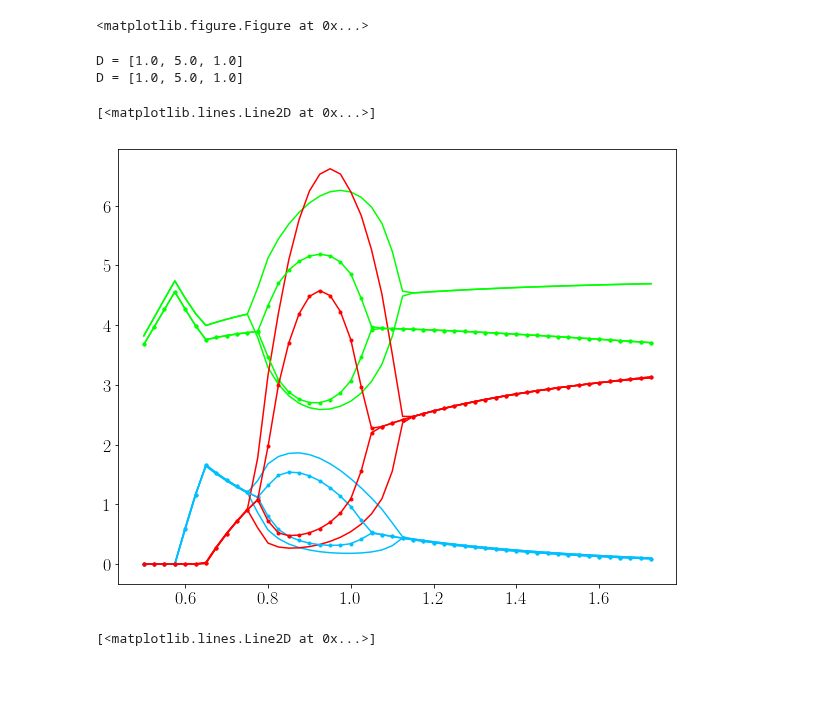
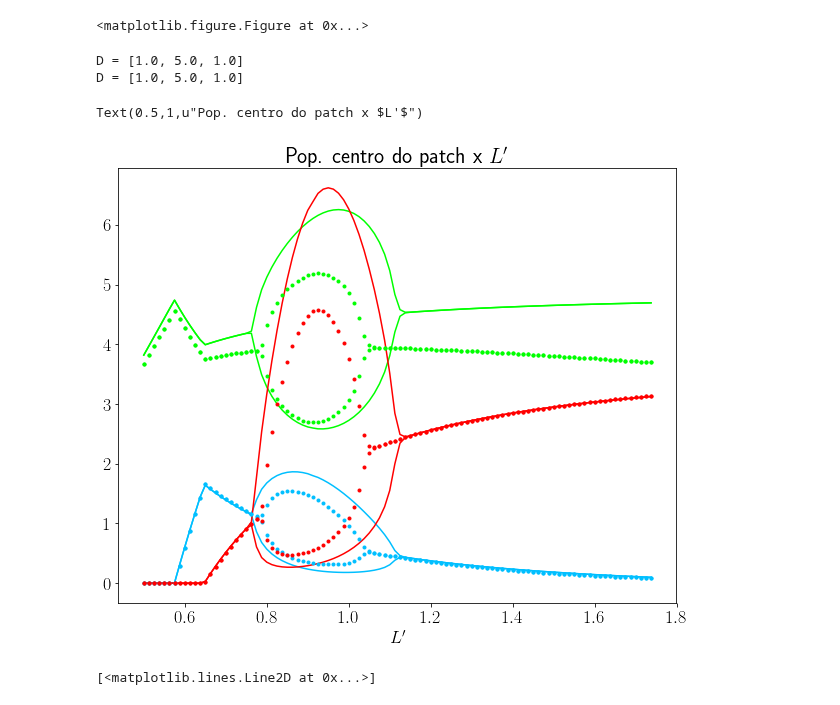
Before and after one commit to reand705/IGP, a Jupyter notebook: Bif_Numerical_Integration_vs_Var_method.ipynb, the cells around one changed output. Cells and saved outputs as stored; diff of their text form; code cells hidden in the pictures; blank space fills up the shorter version.

```diff
--- a/Bif_Numerical_Integration_vs_Var_method.ipynb
+++ b/Bif_Numerical_Integration_vs_Var_method.ipynb
@@ -28,10 +28,10 @@ Tmax = 400.0
 #Atenção para os nomes dos arquivos
 
 plt.figure(figsize=(10,8))
-Nlvar = 50
-Nlnum = 50
-Lvar = [0.5 + 0.025*j for j in range(0,Nlvar)]
-Lnum = [0.5 + 0.025*j for j in range(0,Nlnum)]
+Nlvar = 100
+Nlnum = 100
+Lvar = [0.5 + 0.0125*j for j in range(0,Nlvar)]
+Lnum = [0.5 + 0.0125*j for j in range(0,Nlnum)]
 
 mu = 15
 t = np.linspace(0,Tmax,N)
@@ -62,55 +62,70 @@ for d in D:
             B1B2 = sol[:,0]
             A1 = sol[:,1]
             A2 = sol[:,2]
-            B1B2MAX.append(np.max(B1B2[-50:]))
-            B1B2MIN.append(np.min(B1B2[-50:]))
-            A1MAX.append(np.max(A1[-50:]))
-            A1MIN.append(np.min(A1[-50:]))
-            A2MAX.append(np.max(A2[-50:]))
-            A2MIN.append(np.min(A2[-50:]))
+            B1B2MAX.append(np.max(B1B2[-500:]))
+            B1B2MIN.append(np.min(B1B2[-500:]))
+            A1MAX.append(np.max(A1[-500:]))
+            A1MIN.append(np.min(A1[-500:]))
+            A2MAX.append(np.max(A2[-500:]))
+            A2MIN.append(np.min(A2[-500:]))
+
+        if DR == 0:
+            B1 = sol[:,0]
+            B2 = sol[:,1]
+            A1 = sol[:,2]
+            A2 = sol[:,3]
+            B1B2MAX.append(np.max(B1[-500:]-B2[-500:]))
+            B1B2MIN.append(np.min(B1[-500:]-B2[-500:]))
+            A1MAX.append(np.max(A1[-500:]))
+            A1MIN.append(np.min(A1[-500:]))
+            A2MAX.append(np.max(A2[-500:]))
+            A2MIN.append(np.min(A2[-500:]))
 
 plt.plot(Lvar,B1B2MAX,color = 'lime')
 plt.plot(Lvar,B1B2MIN,color = 'lime')
 plt.plot(Lvar,A1MAX,color = 'deepskyblue')
 plt.plot(Lvar,A1MIN,color = 'deepskyblue')
 plt.plot(Lvar,A2MAX,color = 'red')
 plt.plot(Lvar,A2MIN,color = 'red')
 
 #Integração numérica
 RMAX = []
 RMIN = []
 C1MAX = []
 C1MIN = []
 C2MAX = []
 C2MIN = []
 
 for d in D:
     print("D = " + str(d))
     D1,D2,DR = d[0],d[1],d[2]
     for l in Lnum:
         sol = np.load('Method_Of_LinesIGP_l = %.3f,DR=%.3f,D1=%.3f,D2=%.3f,mu=%.3f,gamma=%.3f,beta =%.3f.npy'
                 % (l,DR,D1,D2,mu,gamma,beta))
         R = np.transpose(sol[:,0:M])
         C1 = np.transpose(sol[:,M:2*M])
         C2 = np.transpose(sol[:,2*M:])
-        RMAX.append(np.max(R[M/2,-50:]))
-        RMIN.append(np.min(R[M/2,-50:]))
-        C1MAX.append(np.max(C1[M/2,-50:]))
-        C1MIN.append(np.min(C1[M/2,-50:]))
-        C2MAX.append(np.max(C2[M/2,-50:]))
-        C2MIN.append(np.min(C2[M/2,-50:]))
+        RMAX.append(np.max(R[M/2,-500:]))
+        RMIN.append(np.min(R[M/2,-500:]))
+        C1MAX.append(np.max(C1[M/2,-500:]))
+        C1MIN.append(np.min(C1[M/2,-500:]))
+        C2MAX.append(np.max(C2[M/2,-500:]))
+        C2MIN.append(np.min(C2[M/2,-500:]))
 
-plt.plot(Lnum,RMAX,color = 'lime',marker = '.')
-plt.plot(Lnum,RMIN,color = 'lime',marker = '.')
-plt.plot(Lnum,C1MAX,color = 'deepskyblue',marker = '.')
-plt.plot(Lnum,C1MIN,color = 'deepskyblue',marker = '.')
-plt.plot(Lnum,C2MAX,color = 'red',marker = '.')
-plt.plot(Lnum,C2MIN,color = 'red',marker = '.') #Commais pontos talvez você possa colocar linestyle = "None"
+plt.plot(Lnum,RMAX,color = 'lime',marker = '.',linestyle = "None")
+plt.plot(Lnum,RMIN,color = 'lime',marker = '.',linestyle = "None")
+plt.plot(Lnum,C1MAX,color = 'deepskyblue',marker = '.',linestyle = "None")
+plt.plot(Lnum,C1MIN,color = 'deepskyblue',marker = '.',linestyle = "None")
+plt.plot(Lnum,C2MAX,color = 'red',marker = '.',linestyle = "None")
+plt.plot(Lnum,C2MIN,color = 'red',marker = '.',linestyle = "None") #Commais pontos talvez você possa colocar linestyle = "None"
+
+plt.xlabel(r"$L'$")
+plt.title(r"Pop. centro do patch x $L'$")
 # %% [output]
 D = [1.0, 5.0, 1.0]
 D = [1.0, 5.0, 1.0]
-[<matplotlib.lines.Line2D at 0x...>]
+Text(0.5,1,u"Pop. centro do patch x $L'$")
-[figure, old version]
+[figure, new version]
 # %%
 plt.figure(figsize=(10,8))
 plt.plot(DN,maxv, marker = '.', linestyle="None", color = (DP[i], DP[i], DP[i]*10), label = DP[i])
```
Also changed, not shown: 2 other files.
